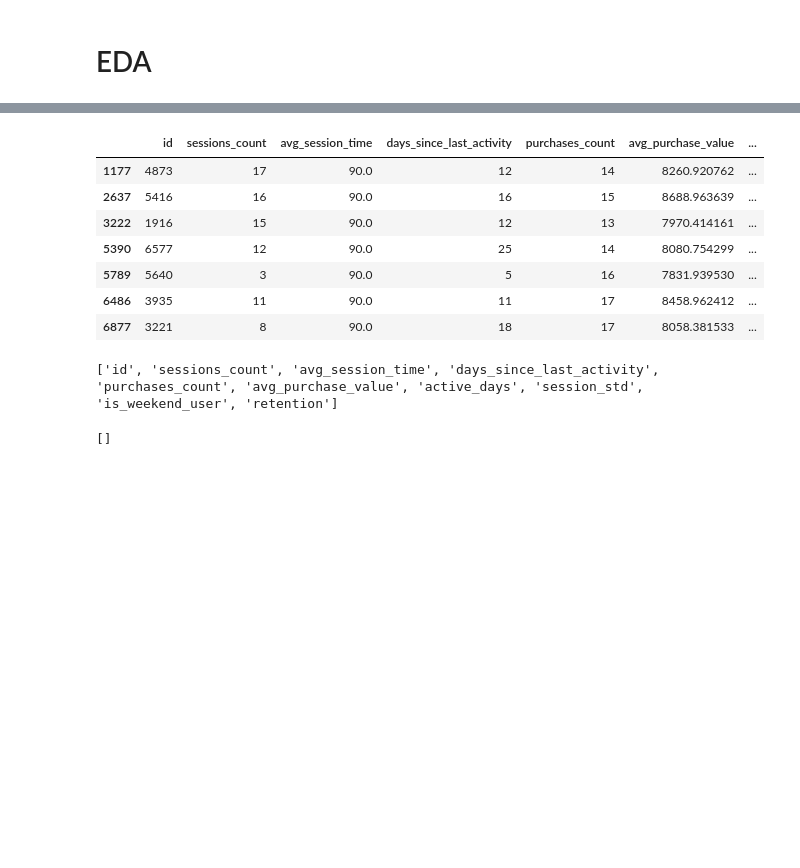
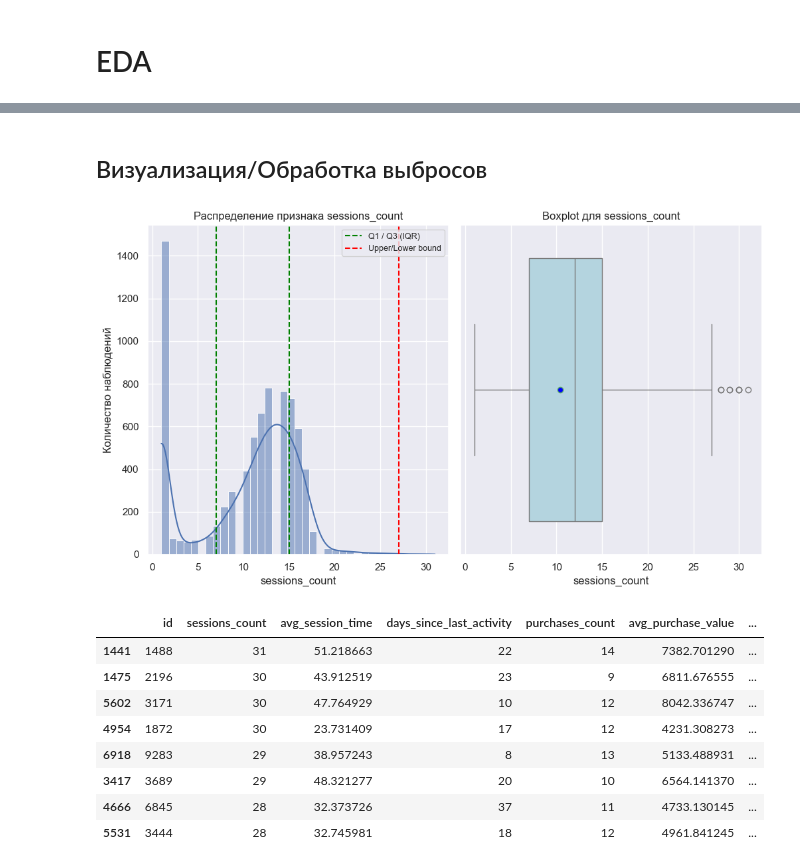
Before and after one commit to artembuhryakov332-glitch/ai_challenge, a Jupyter notebook: I'll come back later.ipynb, the cells around one changed output, grey strips where cells are left out. Drawn from its saved outputs; the diff is of its cells as text; code cells hidden in the pictures; blank space fills up the shorter version.

Commit message:
Доработан класс для первичного взгляда на данные:убрал баги,добавил обработку выбросов. Классы обернул в Pipeline.Проведен анализ выбросов и их удаление

```diff
--- a/I'll come back later.ipynb
+++ b/I'll come back later.ipynb
@@ -123,22 +93,2 @@ display(d)
-# %%
-c = reviewer.get_duplicates(cols=["avg_session_time"])
-display(c)
-# %% [output]
-|  | id | sessions_count | avg_session_time | days_since_last_activity | purchases_count | avg_purchase_value | ... |
-| 1177 | 4873 | 17 | 90.0 | 12 | 14 | 8260.920762 | ... |
-| 2637 | 5416 | 16 | 90.0 | 16 | 15 | 8688.963639 | ... |
-| 3222 | 1916 | 15 | 90.0 | 12 | 13 | 7970.414161 | ... |
-| 5390 | 6577 | 12 | 90.0 | 25 | 14 | 8080.754299 | ... |
-| 5789 | 5640 | 3 | 90.0 | 5 | 16 | 7831.939530 | ... |
-| 6486 | 3935 | 11 | 90.0 | 11 | 17 | 8458.962412 | ... |
-| 6877 | 3221 | 8 | 90.0 | 18 | 17 | 8058.381533 | ... |
-# %%
-num_cols = reviewer.get_numeric_feats()
-print(num_cols)
-# %% [output]
-['id', 'sessions_count', 'avg_session_time', 'days_since_last_activity', 'purchases_count', 'avg_purchase_value', 'active_days', 'session_std', 'is_weekend_user', 'retention']
-# %%
-cat_cols = reviewer.get_categorical_feats()
-print(cat_cols)
-# %% [output]
-[]
+# %% [markdown]
+## Визуализация/Обработка выбросов
@@ -144,0 +173,15 @@ print(cat_cols)
+# %%
+# Пример работы метода
+f = make_plots_for_ejections(dataframe=train_df,feature="sessions_count")
+display(f)
+# %% [output]
+[figure, added]
+|  | id | sessions_count | avg_session_time | days_since_last_activity | purchases_count | avg_purchase_value | ... |
+| 1441 | 1488 | 31 | 51.218663 | 22 | 14 | 7382.701290 | ... |
+| 1475 | 2196 | 30 | 43.912519 | 23 | 9 | 6811.676555 | ... |
+| 5602 | 3171 | 30 | 47.764929 | 10 | 12 | 8042.336747 | ... |
+| 4954 | 1872 | 30 | 23.731409 | 17 | 12 | 4231.308273 | ... |
+| 6918 | 9283 | 29 | 38.957243 | 8 | 13 | 5133.488931 | ... |
+| 3417 | 3689 | 29 | 48.321277 | 20 | 10 | 6564.141370 | ... |
+| 4666 | 6845 | 28 | 32.373726 | 37 | 11 | 4733.130145 | ... |
+| 5531 | 3444 | 28 | 32.745981 | 18 | 12 | 4961.841245 | ... |
```
Also changed, not shown: parts of 13 cells of this notebook.
